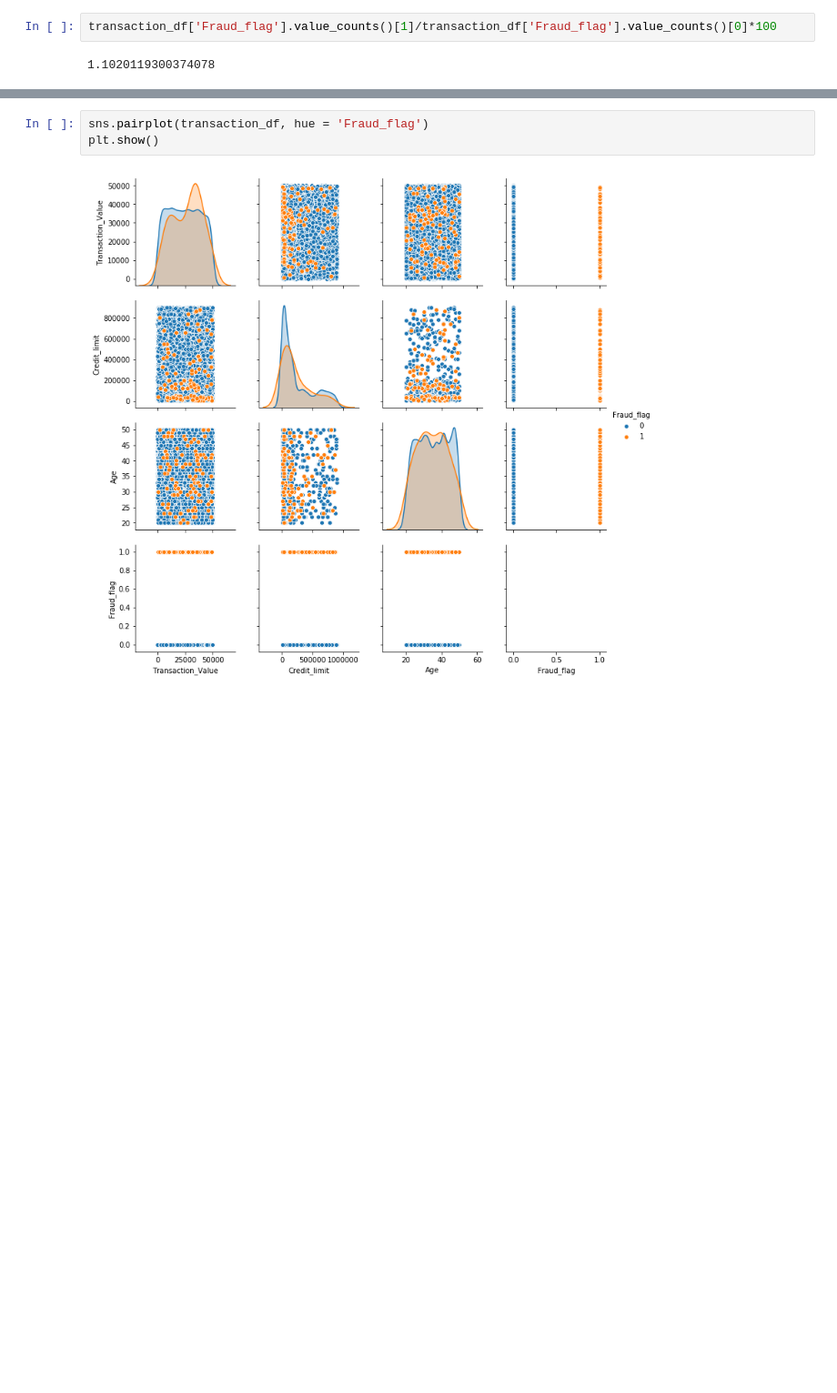
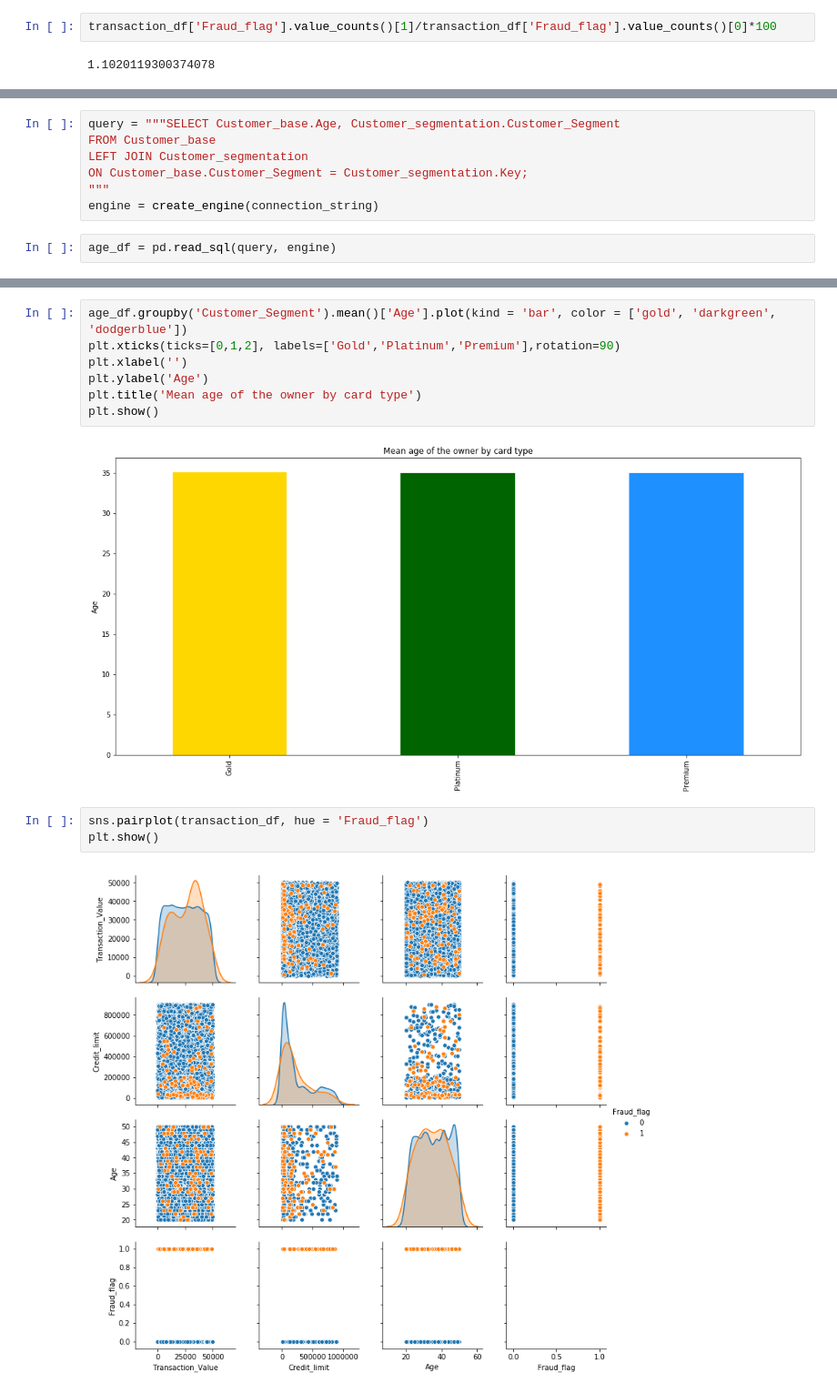
Before and after one commit to jbe1992/final-project, a Jupyter notebook: Credit Card Analysis and Fraud Detection.ipynb, the cells around one changed output, grey strips where cells are left out. Shown at 91% size. Saved outputs shown, nothing was run; the diff lists cells and outputs as text; blank space fills up the shorter version.

```diff
--- a/Credit Card Analysis and Fraud Detection.ipynb
+++ b/Credit Card Analysis and Fraud Detection.ipynb
@@ -118,0 +143,9 @@ transaction_df['Fraud_flag'].value_counts()[1]/transaction_df['Fraud_flag'].valu
+# %%
+query = """SELECT Customer_base.Age, Customer_segmentation.Customer_Segment
+FROM Customer_base
+LEFT JOIN Customer_segmentation
+ON Customer_base.Customer_Segment = Customer_segmentation.Key;
+"""
+engine = create_engine(connection_string)
+# %%
+age_df = pd.read_sql(query, engine)
@@ -119,3 +169,12 @@ transaction_df['Fraud_flag'].value_counts()[1]/transaction_df['Fraud_flag'].valu
+# %%
+age_df.groupby('Customer_Segment').mean()['Age'].plot(kind = 'bar', color = ['gold', 'darkgreen', 'dodgerblue'])
+plt.xticks(ticks=[0,1,2], labels=['Gold','Platinum','Premium'],rotation=90)
+plt.xlabel('')
+plt.ylabel('Age')
+plt.title('Mean age of the owner by card type')
+plt.show()
+# %% [output]
+[figure, added]
 # %%
 sns.pairplot(transaction_df, hue = 'Fraud_flag')
 plt.show()
```
Also changed, not shown: parts of 28 cells of this notebook.
